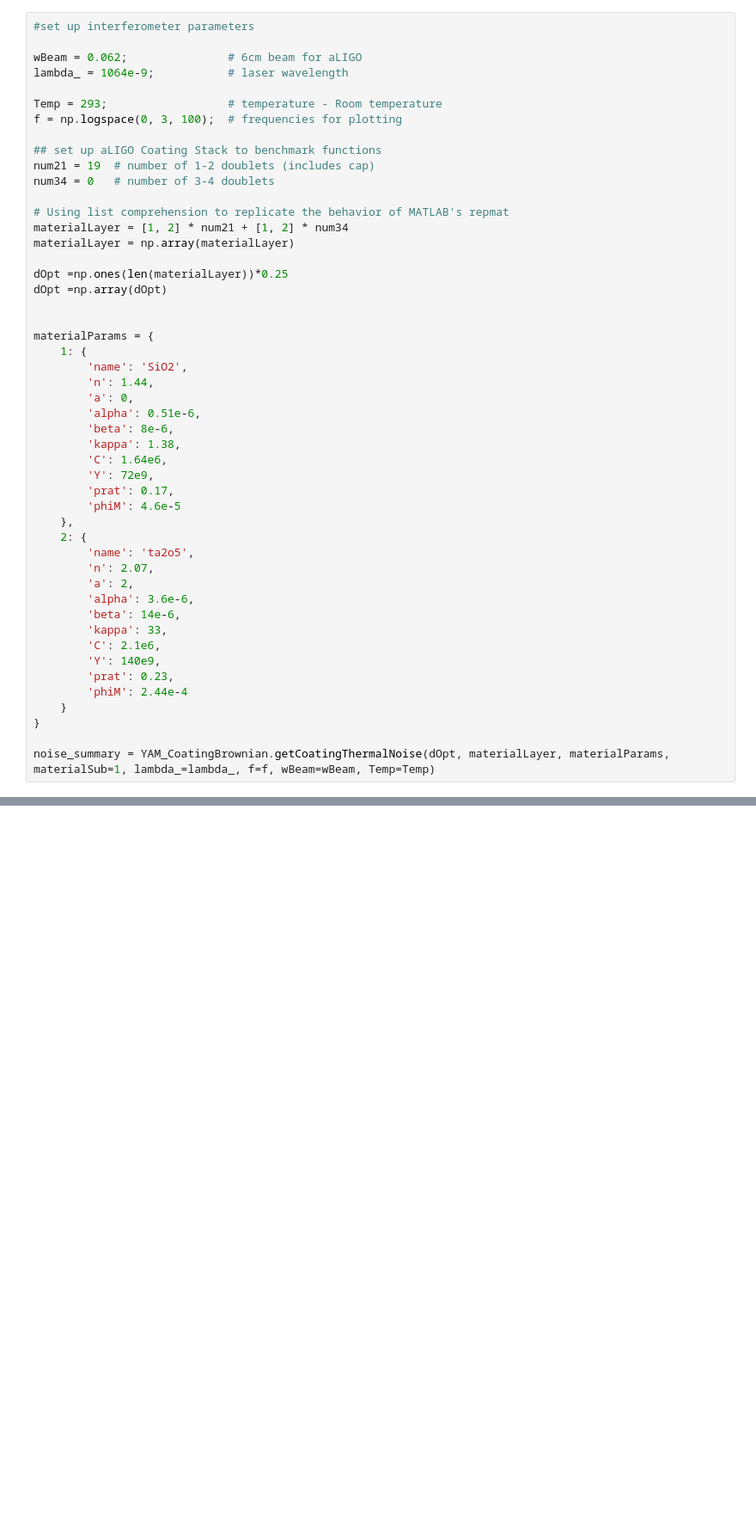
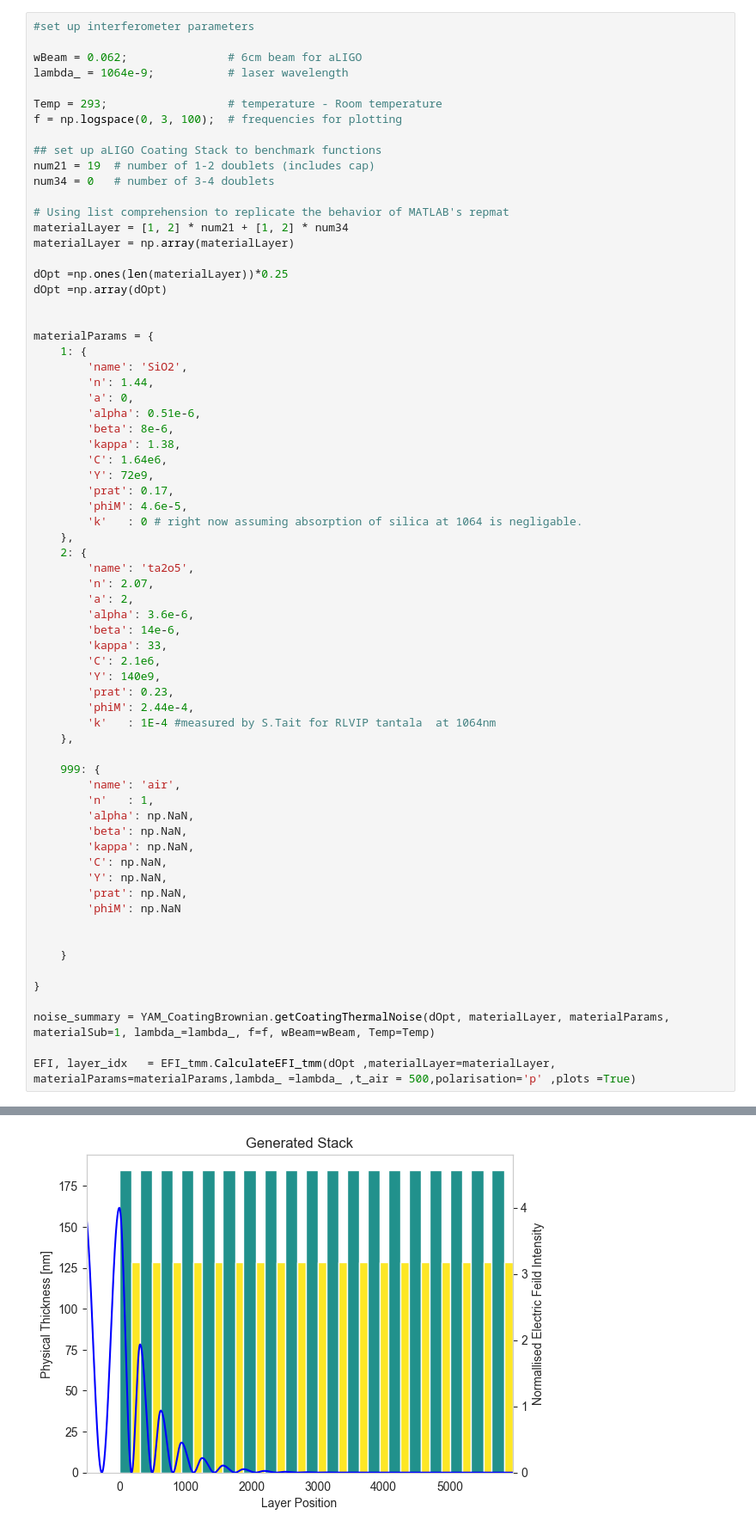
Before and after one commit to jcbayley/coatingstack, a Jupyter notebook: aLIGO_CoatingCTN_Benchmark.ipynb, the cells around one changed output, grey strips where cells are left out. Shown at 86% size. Saved outputs shown, nothing was run; the diff lists cells and outputs as text; blank space fills up the shorter version.

```diff
--- a/aLIGO_CoatingCTN_Benchmark.ipynb
+++ b/aLIGO_CoatingCTN_Benchmark.ipynb
@@ -38,32 +32,52 @@ dOpt =np.array(dOpt)
 materialParams = {
     1: {
         'name': 'SiO2',
         'n': 1.44,
         'a': 0,
         'alpha': 0.51e-6,
         'beta': 8e-6,
         'kappa': 1.38,
         'C': 1.64e6,
         'Y': 72e9,
         'prat': 0.17,
-        'phiM': 4.6e-5
+        'phiM': 4.6e-5,
+        'k'   : 0 # right now assuming absorption of silica at 1064 is negligable.
     },
     2: {
         'name': 'ta2o5',
         'n': 2.07,
         'a': 2,
         'alpha': 3.6e-6,
         'beta': 14e-6,
         'kappa': 33,
         'C': 2.1e6,
         'Y': 140e9,
         'prat': 0.23,
-        'phiM': 2.44e-4
+        'phiM': 2.44e-4,
+        'k'   : 1E-4 #measured by S.Tait for RLVIP tantala  at 1064nm
+    },
+
+    999: {
+        'name': 'air',
+        'n'   : 1,
+        'alpha': np.NaN,
+        'beta': np.NaN,
+        'kappa': np.NaN,
+        'C': np.NaN,
+        'Y': np.NaN,
+        'prat': np.NaN,
+        'phiM': np.NaN
+
+
     }
+
 }
 
 noise_summary = YAM_CoatingBrownian.getCoatingThermalNoise(dOpt, materialLayer, materialParams, materialSub=1, lambda_=lambda_, f=f, wBeam=wBeam, Temp=Temp)
+
+EFI, layer_idx   = EFI_tmm.CalculateEFI_tmm(dOpt ,materialLayer=materialLayer, materialParams=materialParams,lambda_ =lambda_ ,t_air = 500,polarisation='p' ,plots =True)
 # %% [output]
 [figure]
 [figure]
 [figure]
+[figure, added]
```
Also changed, not shown: parts of 1 cell of this notebook, 2 other files.
